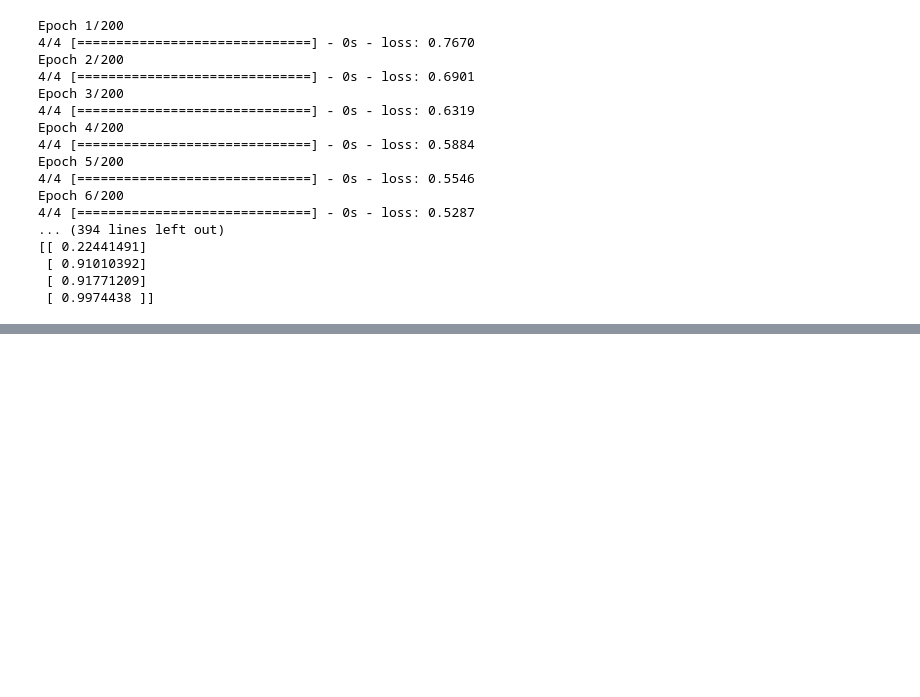
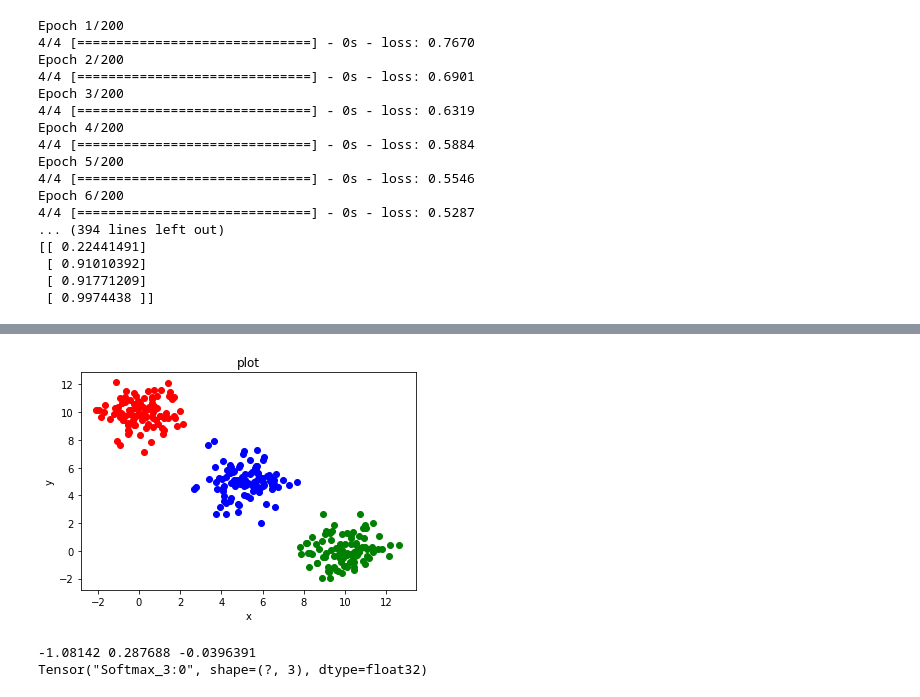
Before and after one commit to hide-tono/python-training, a Jupyter notebook: deep-learning-tf-keras/ch03/ch03.ipynb, the cells around one changed output, grey strips where cells are left out. Saved outputs shown, nothing was run; the diff lists cells and outputs as text; code cells hidden in the pictures; blank space fills up the shorter version.

```diff
--- a/deep-learning-tf-keras/ch03/ch03.ipynb
+++ b/deep-learning-tf-keras/ch03/ch03.ipynb
@@ -295,0 +232,29 @@ output probability:
+# %%
+import matplotlib.pyplot as plt
+%matplotlib inline
+
+fig = plt.figure()
+
+ax = fig.add_subplot(1,1,1)
+
+ax.scatter(X1[:,0], X1[:,1], c='red')
+ax.scatter(X2[:,0], X2[:,1], c='blue')
+ax.scatter(X3[:,0], X3[:,1], c='green')
+
+ax.set_title('plot')
+ax.set_xlabel('x')
+ax.set_ylabel('y')
+
+fig.show()
+# %% [output]
+[figure, added]
+# %%
+w11 = sess.run(w)[0][0]
+w12 = sess.run(w)[0][1]
+b1 = sess.run(b)[0]
+
+print(w11, w12, b1)
+print(y)
+# %% [output]
+-1.08142 0.287688 -0.0396391
+Tensor("Softmax_3:0", shape=(?, 3), dtype=float32)
```
Also changed, not shown: parts of 3 cells of this notebook.
